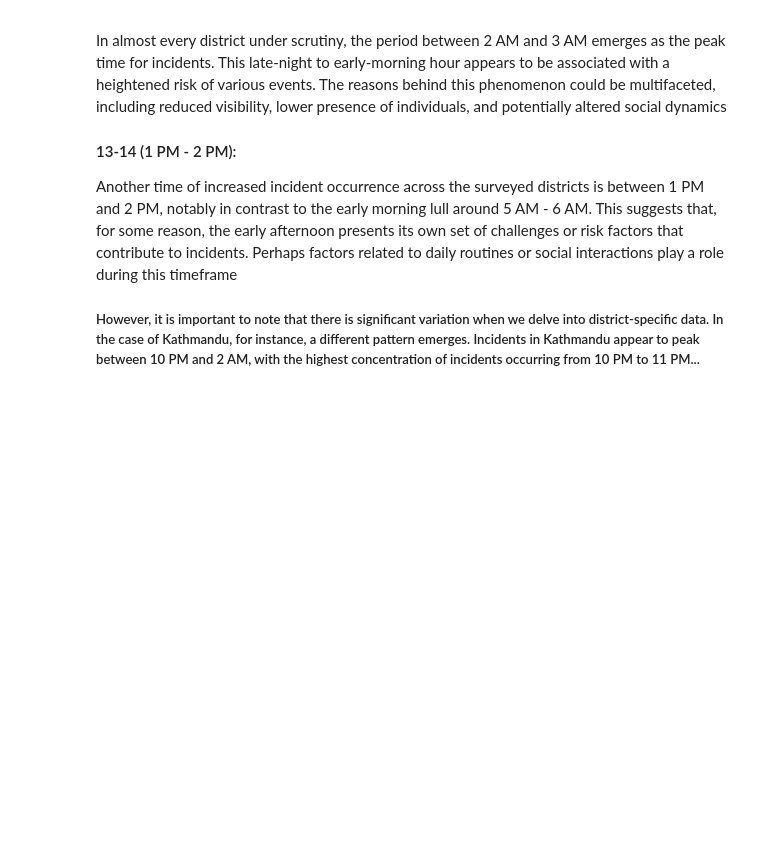
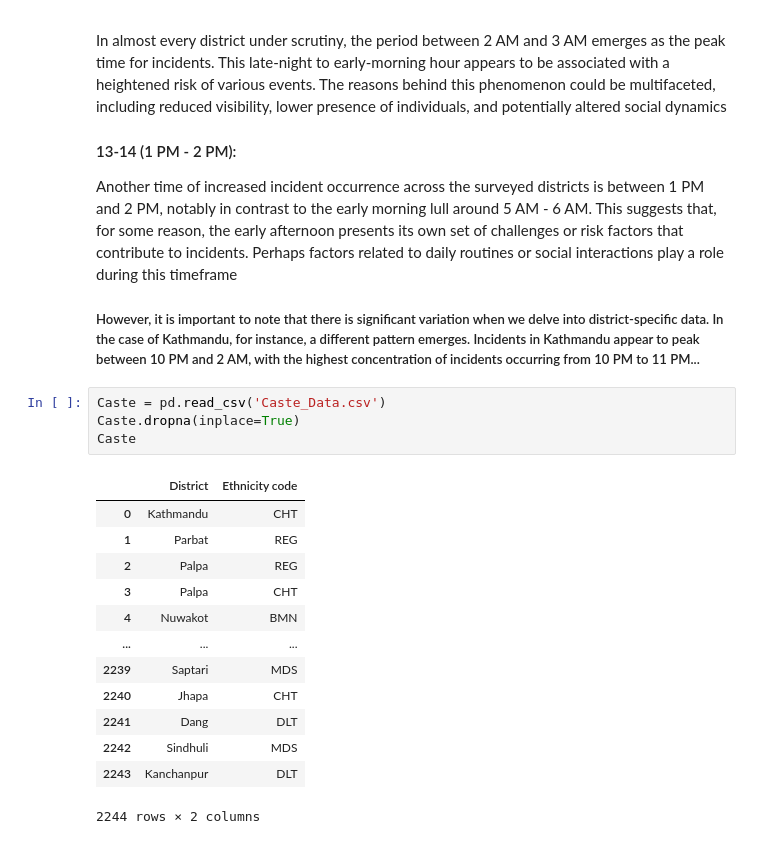
Before and after one commit to bses-codes/FightBack, a Jupyter notebook: ageana.ipynb, the cells around one changed output. Cells and saved outputs as stored; diff of their text form; blank space fills up the shorter version.

```diff
--- a/ageana.ipynb
+++ b/ageana.ipynb
@@ -226,3 +226,21 @@ In almost every district under scrutiny, the period between 2 AM and 3 AM emerge
 ####  13-14 (1 PM - 2 PM):
 Another time of increased incident occurrence across the surveyed districts is between 1 PM and 2 PM, notably in contrast to the early morning lull around 5 AM - 6 AM. This suggests that, for some reason, the early afternoon presents its own set of challenges or risk factors that contribute to incidents. Perhaps factors related to daily routines or social interactions play a role during this timeframe
 ##### However, it is important to note that there is significant variation when we delve into district-specific data. In the case of Kathmandu, for instance, a different pattern emerges. Incidents in Kathmandu appear to peak between 10 PM and 2 AM, with the highest concentration of incidents occurring from 10 PM to 11 PM...
+# %%
+Caste = pd.read_csv('Caste_Data.csv')
+Caste.dropna(inplace=True)
+Caste
+# %% [output]
+|  | District | Ethnicity code |
+| 0 | Kathmandu | CHT |
+| 1 | Parbat | REG |
+| 2 | Palpa | REG |
+| 3 | Palpa | CHT |
+| 4 | Nuwakot | BMN |
+| ... | ... | ... |
+| 2239 | Saptari | MDS |
+| 2240 | Jhapa | CHT |
+| 2241 | Dang | DLT |
+| 2242 | Sindhuli | MDS |
+| 2243 | Kanchanpur | DLT |
+2244 rows × 2 columns
```
Also changed, not shown: parts of 3 cells of this notebook, 1 other file.
